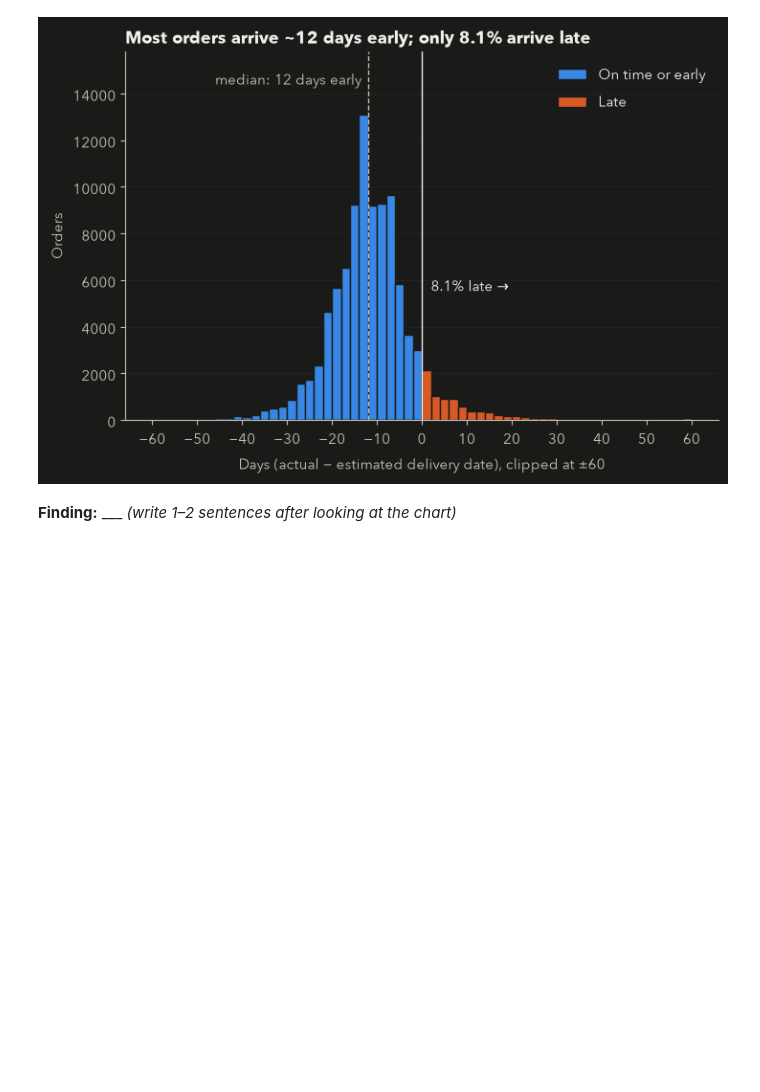
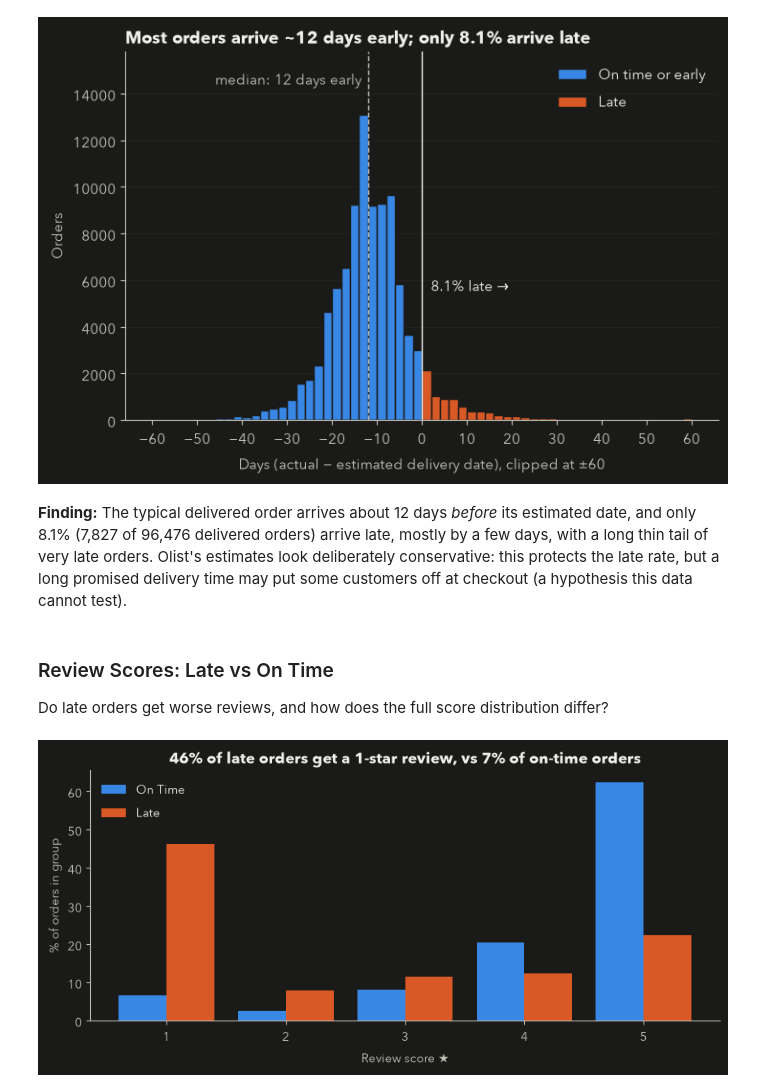
Before and after one commit to CrypticKnight10/E-Commerce, a Jupyter notebook: notebooks/01_business_analysis.ipynb, the cells around one changed output. Cells and saved outputs as stored; diff of their text form; code cells hidden in the pictures; blank space fills up the shorter version.

```diff
--- a/notebooks/01_business_analysis.ipynb
+++ b/notebooks/01_business_analysis.ipynb
@@ -193,4 +205,43 @@ plt.show()
 # %% [output]
 [figure]
 # %% [markdown]
-**Finding:** ___ *(write 1–2 sentences after looking at the chart)*
+**Finding:** The typical delivered order arrives about 12 days *before* its estimated date, and only 8.1% (7,827 of 96,476 delivered orders) arrive late, mostly by a few days, with a long thin tail of very late orders. Olist's estimates look deliberately conservative: this protects the late rate, but a long promised delivery time may put some customers off at checkout (a hypothesis this data cannot test).
+# %% [markdown]
+### Review Scores: Late vs On Time
+
+Do late orders get worse reviews, and how does the full score distribution differ?
+# %%
+# Review score distribution by delivery status (% within each group)
+
+# 1. Filter: delivered orders that have a review
+reviewed = orders_df[(orders_df["delivery_status"] != "Not Delivered") & (orders_df["review_score"].notna())]
+
+# 2. Crosstab: review score (rows) x delivery status (columns), as % within each status
+shares = pd.crosstab(reviewed["review_score"], reviewed["delivery_status"], normalize="columns") * 100
+shares  # look at this table before charting (each column should add up to 100)
+
+# Key numbers for the title (calculated, not typed in)
+# .loc[row label, column label] picks one cell of the table; the row label 1 is the 1-star row
+late_1star = shares.loc[1, "Late"]
+ontime_1star = shares.loc[1, "On Time"]
+
+# 3. Grouped bar chart: On Time (BLUE) vs Late (ORANGE) for each score
+fig, ax = plt.subplots(figsize=(10, 4))
+x = range(len(shares))  # one position per score: 0, 1, 2, 3, 4
+width = 0.4             # width of each bar
+ax.bar([i - width / 2 for i in x], shares["On Time"], width, color=BLUE, label="On Time")    # left bar of each pair
+ax.bar([i + width / 2 for i in x], shares["Late"], width, color=ORANGE, label="Late")    # right bar of each pair
+
+# 4. Ticks, labels, action title, legend
+ax.set_xticks(list(x))
+ax.set_xticklabels(shares.index.astype(int))  # scores are stored as 1.0, 2.0...; converting to int shows 1, 2...
+ax.set_xlabel("Review score ★")  # ★ (plain star symbol) renders in chart fonts; colour emoji like ⭐ show as a box
+ax.set_ylabel("% of orders in group")
+ax.set_title(f"{late_1star:.0f}% of late orders get a 1-star review, vs {ontime_1star:.0f}% of on-time orders",
+             loc="center")  # loc="center" centres the title over the plot
+ax.legend(frameon=False)
+
+# 5. Show the chart
+plt.show()
+# %% [output]
+[figure, added]
```
Also changed, not shown: parts of 2 cells of this notebook.
